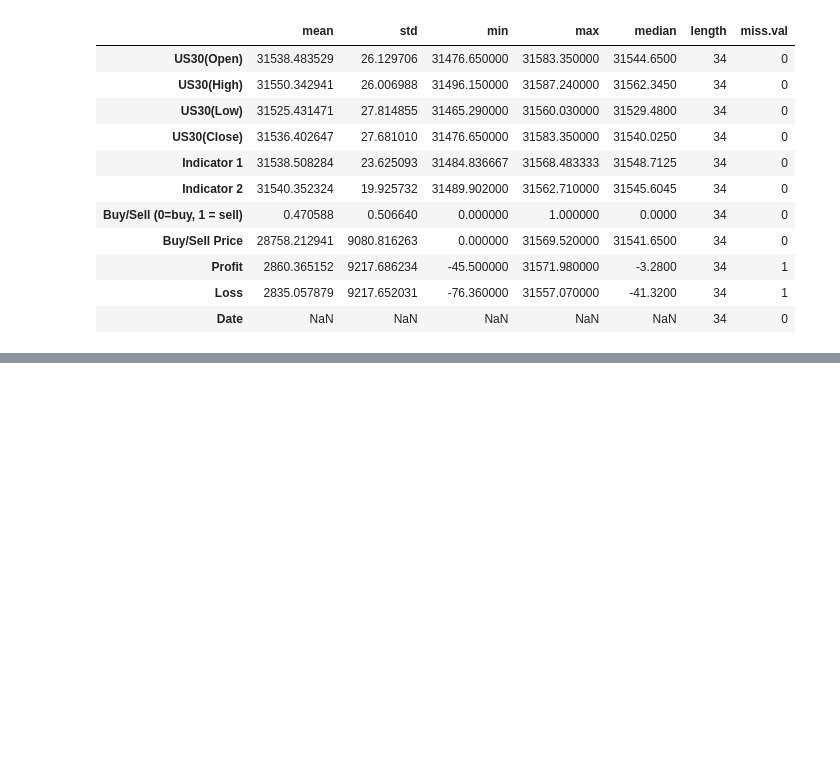
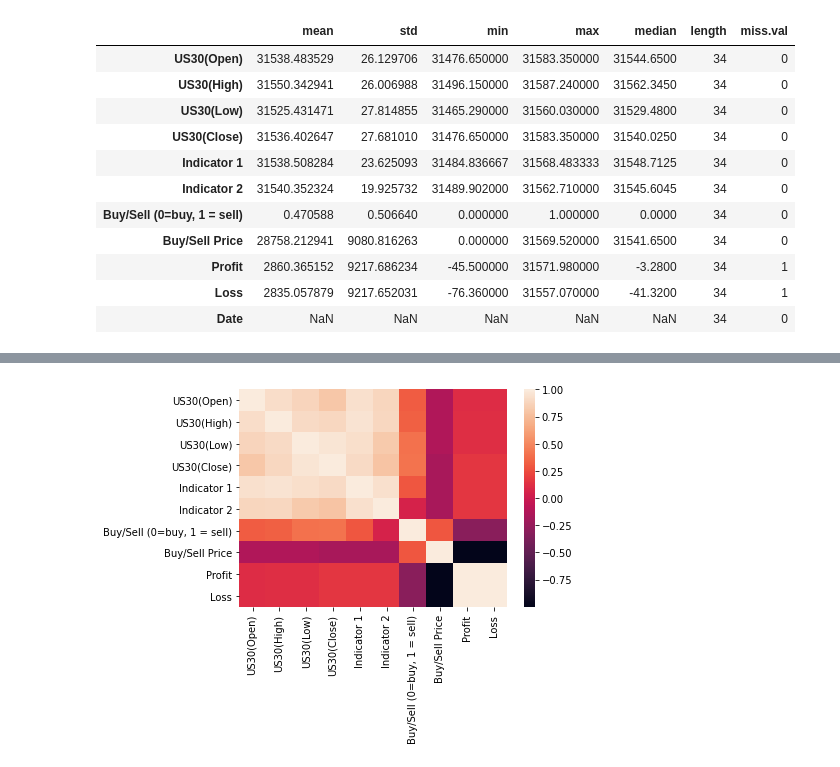
Before and after one commit to Mahmoudsabry3/Notebooks, a Jupyter notebook: Pipeline.ipynb, the cells around one changed output, grey strips where cells are left out. Saved outputs shown, nothing was run; the diff lists cells and outputs as text; code cells hidden in the pictures; blank space fills up the shorter version.

```diff
--- a/Pipeline.ipynb
+++ b/Pipeline.ipynb
@@ -74,0 +104,5 @@ df_final
+# %%
+corr = df.corr()
+sns.heatmap(corr);
+# %% [output]
+[figure, added]
```
Also changed, not shown: parts of 7 cells of this notebook.
